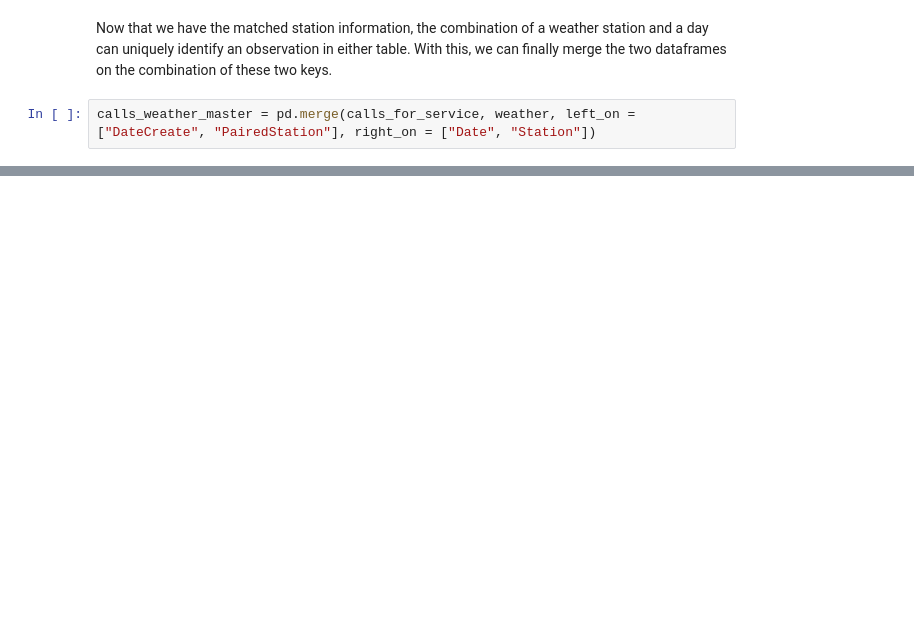
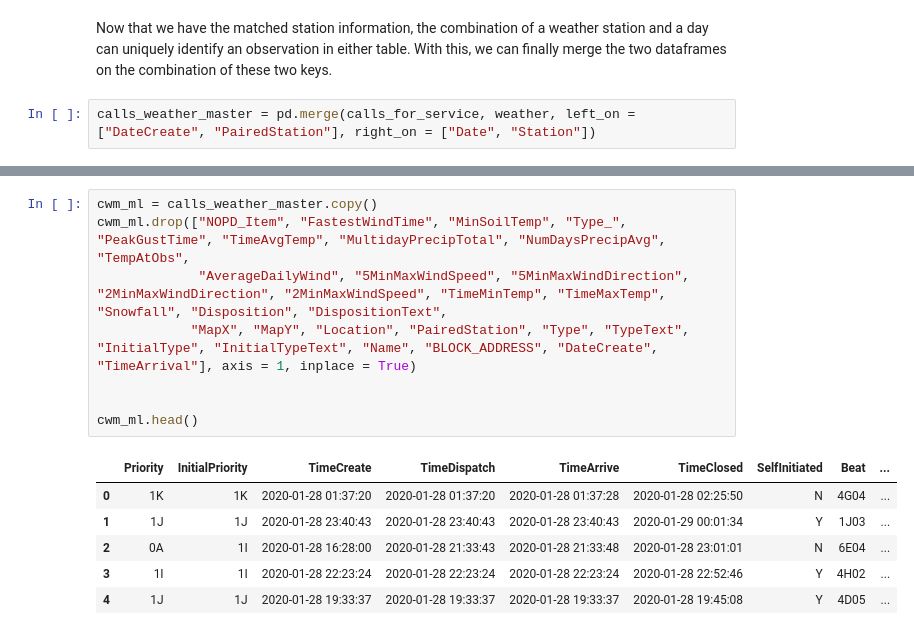
Before and after one commit to outlawhayden/weather-crime, a Jupyter notebook: notebooks/model_playground.ipynb, the cells around one changed output, grey strips where cells are left out. Saved outputs shown, nothing was run; the diff lists cells and outputs as text; blank space fills up the shorter version.

```diff
--- a/notebooks/model_playground.ipynb
+++ b/notebooks/model_playground.ipynb
@@ -958,0 +764,15 @@ violent_incidents["TimeMaxTemp"].mean()
+# %%
+cwm_ml = calls_weather_master.copy()
+cwm_ml.drop(["NOPD_Item", "FastestWindTime", "MinSoilTemp", "Type_", "PeakGustTime", "TimeAvgTemp", "MultidayPrecipTotal", "NumDaysPrecipAvg", "TempAtObs",
+             "AverageDailyWind", "5MinMaxWindSpeed", "5MinMaxWindDirection", "2MinMaxWindDirection", "2MinMaxWindSpeed", "TimeMinTemp", "TimeMaxTemp", "Snowfall", "Disposition", "DispositionText",
+            "MapX", "MapY", "Location", "PairedStation", "Type", "TypeText", "InitialType", "InitialTypeText", "Name", "BLOCK_ADDRESS", "DateCreate", "TimeArrival"], axis = 1, inplace = True)
+
+
+cwm_ml.head()
+# %% [output]
+|  | Priority | InitialPriority | TimeCreate | TimeDispatch | TimeArrive | TimeClosed | SelfInitiated | Beat | ... |
+| 0 | 1K | 1K | 2020-01-28 01:37:20 | 2020-01-28 01:37:20 | 2020-01-28 01:37:28 | 2020-01-28 02:25:50 | N | 4G04 | ... |
+| 1 | 1J | 1J | 2020-01-28 23:40:43 | 2020-01-28 23:40:43 | 2020-01-28 23:40:43 | 2020-01-29 00:01:34 | Y | 1J03 | ... |
+| 2 | 0A | 1I | 2020-01-28 16:28:00 | 2020-01-28 21:33:43 | 2020-01-28 21:33:48 | 2020-01-28 23:01:01 | N | 6E04 | ... |
+| 3 | 1I | 1I | 2020-01-28 22:23:24 | 2020-01-28 22:23:24 | 2020-01-28 22:23:24 | 2020-01-28 22:52:46 | Y | 4H02 | ... |
+| 4 | 1J | 1J | 2020-01-28 19:33:37 | 2020-01-28 19:33:37 | 2020-01-28 19:33:37 | 2020-01-28 19:45:08 | Y | 4D05 | ... |
```
Also changed, not shown: parts of 62 cells of this notebook, 3 other files.
